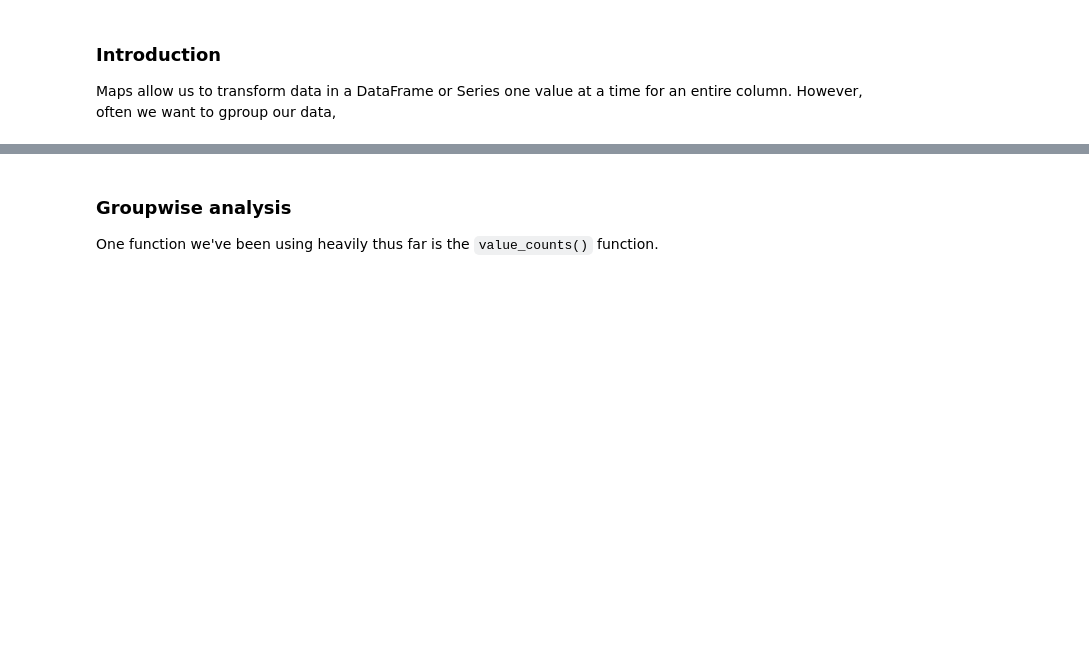
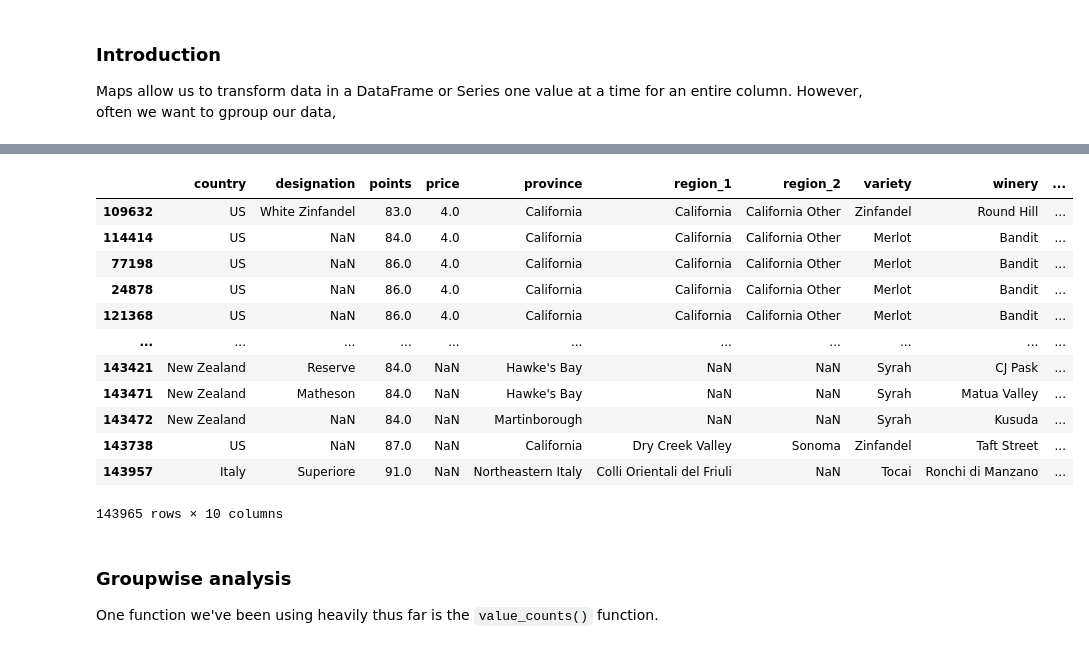
Before and after one commit to HarakaRisasi/python_code, a Jupyter notebook: introduction_to_machine_learning/pandas_micro_course/04_grouping_and_sorting.ipynb, the cells around one changed output, grey strips where cells are left out. Cells and saved outputs as stored; diff of their text form; code cells hidden in the pictures; blank space fills up the shorter version.

```diff
--- a/introduction_to_machine_learning/pandas_micro_course/04_grouping_and_sorting.ipynb
+++ b/introduction_to_machine_learning/pandas_micro_course/04_grouping_and_sorting.ipynb
@@ -16,6 +16,22 @@ wine_store.head()
 | 2 | US | Special Selected Late Harvest | 96.0 | 90.0 | California | Knights Valley | Sonoma | Sauvignon Blanc | Macauley | ... |
 | 3 | US | Reserve | 96.0 | 65.0 | Oregon | Willamette Valley | Willamette Valley | Pinot Noir | Ponzi | ... |
 | 4 | France | La Brûlade | 95.0 | 66.0 | Provence | Bandol | NaN | Provence red blend | Domaine de la Bégude | ... |
+# %%
+wine_store.sort_values(by='price')
+# %% [output]
+|  | country | designation | points | price | province | region_1 | region_2 | variety | winery | ... |
+| 109632 | US | White Zinfandel | 83.0 | 4.0 | California | California | California Other | Zinfandel | Round Hill | ... |
+| 114414 | US | NaN | 84.0 | 4.0 | California | California | California Other | Merlot | Bandit | ... |
+| 77198 | US | NaN | 86.0 | 4.0 | California | California | California Other | Merlot | Bandit | ... |
+| 24878 | US | NaN | 86.0 | 4.0 | California | California | California Other | Merlot | Bandit | ... |
+| 121368 | US | NaN | 86.0 | 4.0 | California | California | California Other | Merlot | Bandit | ... |
+| ... | ... | ... | ... | ... | ... | ... | ... | ... | ... | ... |
+| 143421 | New Zealand | Reserve | 84.0 | NaN | Hawke's Bay | NaN | NaN | Syrah | CJ Pask | ... |
+| 143471 | New Zealand | Matheson | 84.0 | NaN | Hawke's Bay | NaN | NaN | Syrah | Matua Valley | ... |
+| 143472 | New Zealand | NaN | 84.0 | NaN | Martinborough | NaN | NaN | Syrah | Kusuda | ... |
+| 143738 | US | NaN | 87.0 | NaN | California | Dry Creek Valley | Sonoma | Zinfandel | Taft Street | ... |
+| 143957 | Italy | Superiore | 91.0 | NaN | Northeastern Italy | Colli Orientali del Friuli | NaN | Tocai | Ronchi di Manzano | ... |
+143965 rows × 10 columns
 # %% [markdown]
 ### Groupwise analysis
 One function we've been using heavily thus far is the `value_counts()` function.
```
Also changed, not shown: parts of 3 cells of this notebook.
